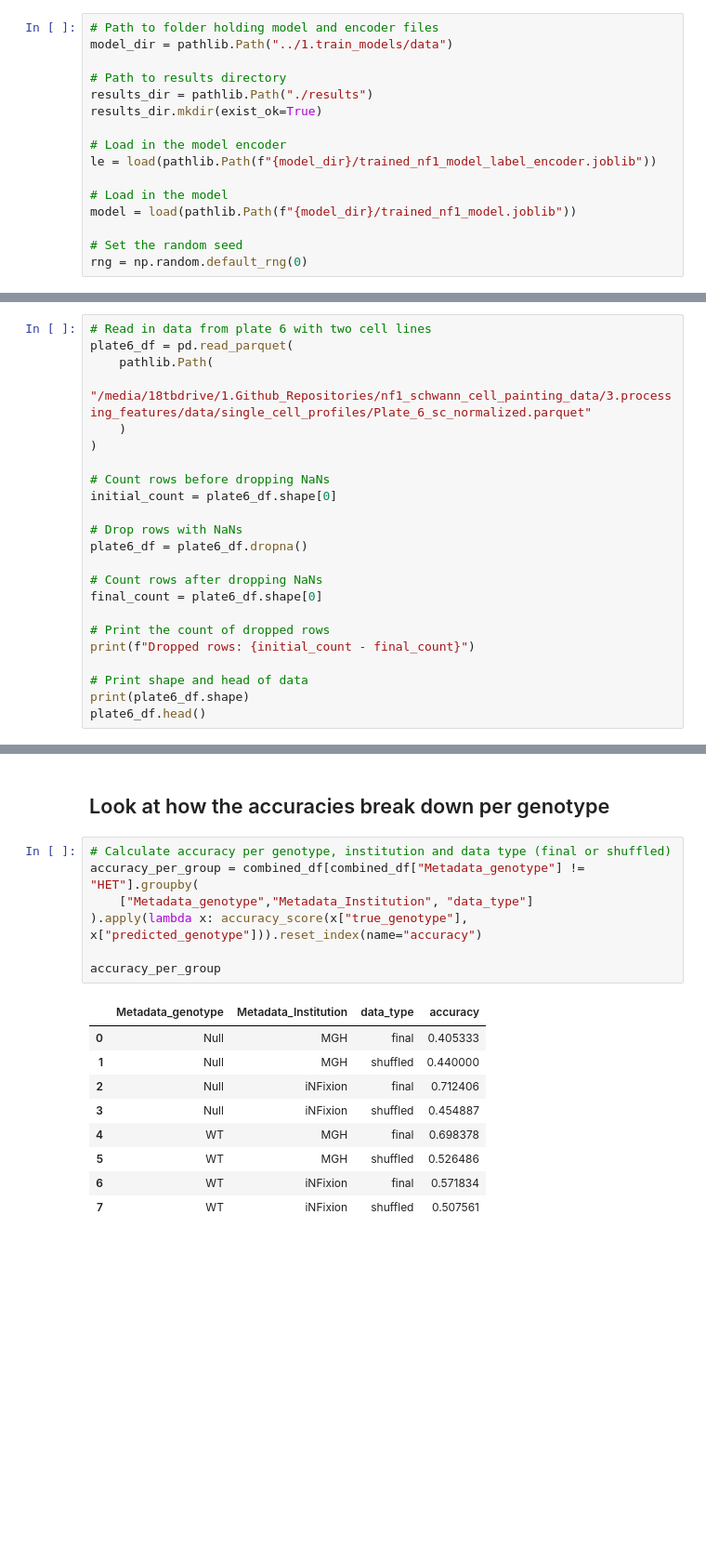
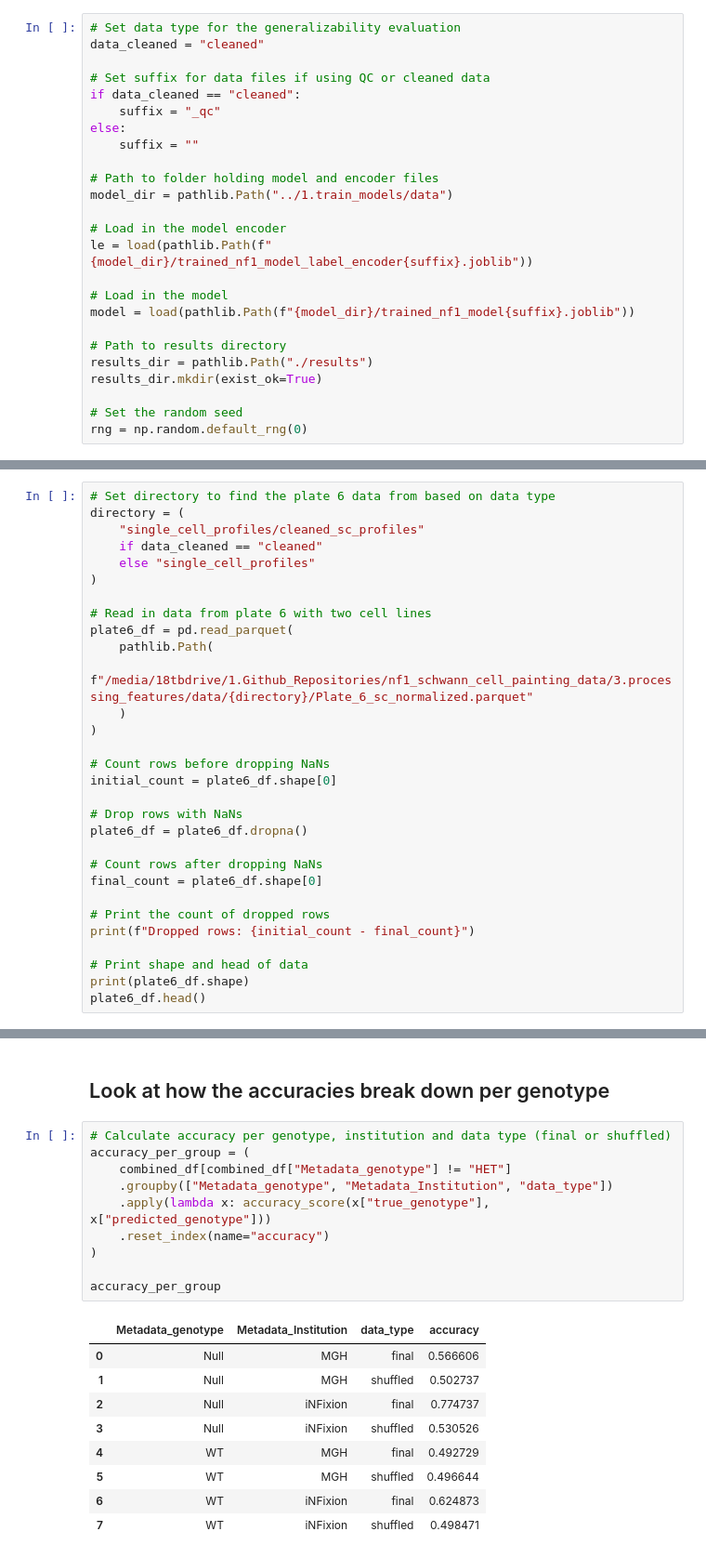
Before and after one commit to mtalbot-texas/nf1_schwann_cell_morphology_signature, a Jupyter notebook: 3.assess_generalizability/generalizabilty_eval.ipynb, the cells around one changed output, grey strips where cells are left out. Shown at 93% size. Cells and saved outputs as stored; diff of their text form; blank space fills up the shorter version.

```diff
--- a/3.assess_generalizability/generalizabilty_eval.ipynb
+++ b/3.assess_generalizability/generalizabilty_eval.ipynb
@@ -17,28 +16,44 @@ import matplotlib.pyplot as plt
 # %% [markdown]
 ## Set paths and variables
 # %%
+# Set data type for the generalizability evaluation
+data_cleaned = "cleaned"
+
+# Set suffix for data files if using QC or cleaned data
+if data_cleaned == "cleaned":
+    suffix = "_qc"
+else:
+    suffix = ""
+
 # Path to folder holding model and encoder files
 model_dir = pathlib.Path("../1.train_models/data")
+
+# Load in the model encoder
+le = load(pathlib.Path(f"{model_dir}/trained_nf1_model_label_encoder{suffix}.joblib"))
+
+# Load in the model
+model = load(pathlib.Path(f"{model_dir}/trained_nf1_model{suffix}.joblib"))
 
 # Path to results directory
 results_dir = pathlib.Path("./results")
 results_dir.mkdir(exist_ok=True)
 
-# Load in the model encoder
-le = load(pathlib.Path(f"{model_dir}/trained_nf1_model_label_encoder.joblib"))
-
-# Load in the model
-model = load(pathlib.Path(f"{model_dir}/trained_nf1_model.joblib"))
-
 # Set the random seed
 rng = np.random.default_rng(0)
 # %% [markdown]
 ## Load in plate with two cell lines (Plate 6)
 # %%
+# Set directory to find the plate 6 data from based on data type
+directory = (
+    "single_cell_profiles/cleaned_sc_profiles"
+    if data_cleaned == "cleaned"
+    else "single_cell_profiles"
+)
+
 # Read in data from plate 6 with two cell lines
 plate6_df = pd.read_parquet(
     pathlib.Path(
-        "/media/18tbdrive/1.Github_Repositories/nf1_schwann_cell_painting_data/3.processing_features/data/single_cell_profiles/Plate_6_sc_normalized.parquet"
+        f"/media/18tbdrive/1.Github_Repositories/nf1_schwann_cell_painting_data/3.processing_features/data/{directory}/Plate_6_sc_normalized.parquet"
     )
 )
 
@@ -292,18 +344,21 @@ plt.show()
 ## Look at how the accuracies break down per genotype
 # %%
 # Calculate accuracy per genotype, institution and data type (final or shuffled)
-accuracy_per_group = combined_df[combined_df["Metadata_genotype"] != "HET"].groupby(
-    ["Metadata_genotype","Metadata_Institution", "data_type"]
-).apply(lambda x: accuracy_score(x["true_genotype"], x["predicted_genotype"])).reset_index(name="accuracy")
+accuracy_per_group = (
+    combined_df[combined_df["Metadata_genotype"] != "HET"]
+    .groupby(["Metadata_genotype", "Metadata_Institution", "data_type"])
+    .apply(lambda x: accuracy_score(x["true_genotype"], x["predicted_genotype"]))
+    .reset_index(name="accuracy")
+)
 
 accuracy_per_group
 # %% [output]
 |  | Metadata_genotype | Metadata_Institution | data_type | accuracy |
-| 0 | Null | MGH | final | 0.405333 |
-| 1 | Null | MGH | shuffled | 0.440000 |
-| 2 | Null | iNFixion | final | 0.712406 |
-| 3 | Null | iNFixion | shuffled | 0.454887 |
-| 4 | WT | MGH | final | 0.698378 |
-| 5 | WT | MGH | shuffled | 0.526486 |
-| 6 | WT | iNFixion | final | 0.571834 |
-| 7 | WT | iNFixion | shuffled | 0.507561 |
+| 0 | Null | MGH | final | 0.566606 |
+| 1 | Null | MGH | shuffled | 0.502737 |
+| 2 | Null | iNFixion | final | 0.774737 |
+| 3 | Null | iNFixion | shuffled | 0.530526 |
+| 4 | WT | MGH | final | 0.492729 |
+| 5 | WT | MGH | shuffled | 0.496644 |
+| 6 | WT | iNFixion | final | 0.624873 |
+| 7 | WT | iNFixion | shuffled | 0.498471 |
```
Also changed, not shown: parts of 8 cells of this notebook, 18 other files.
